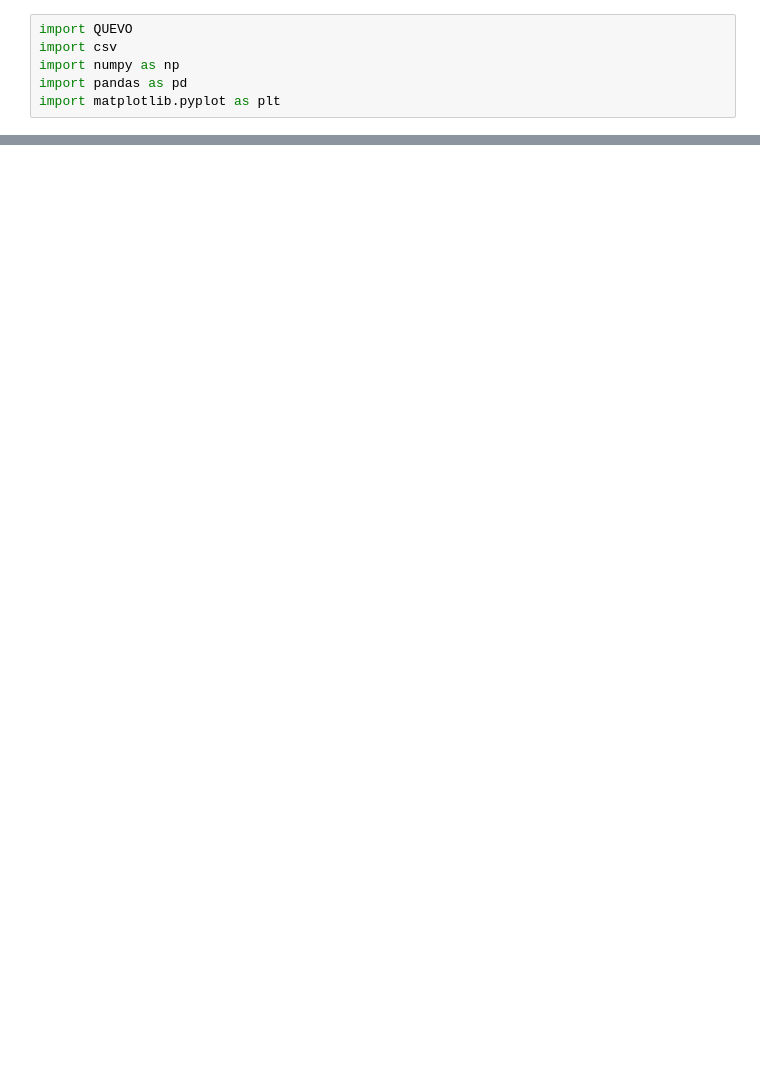
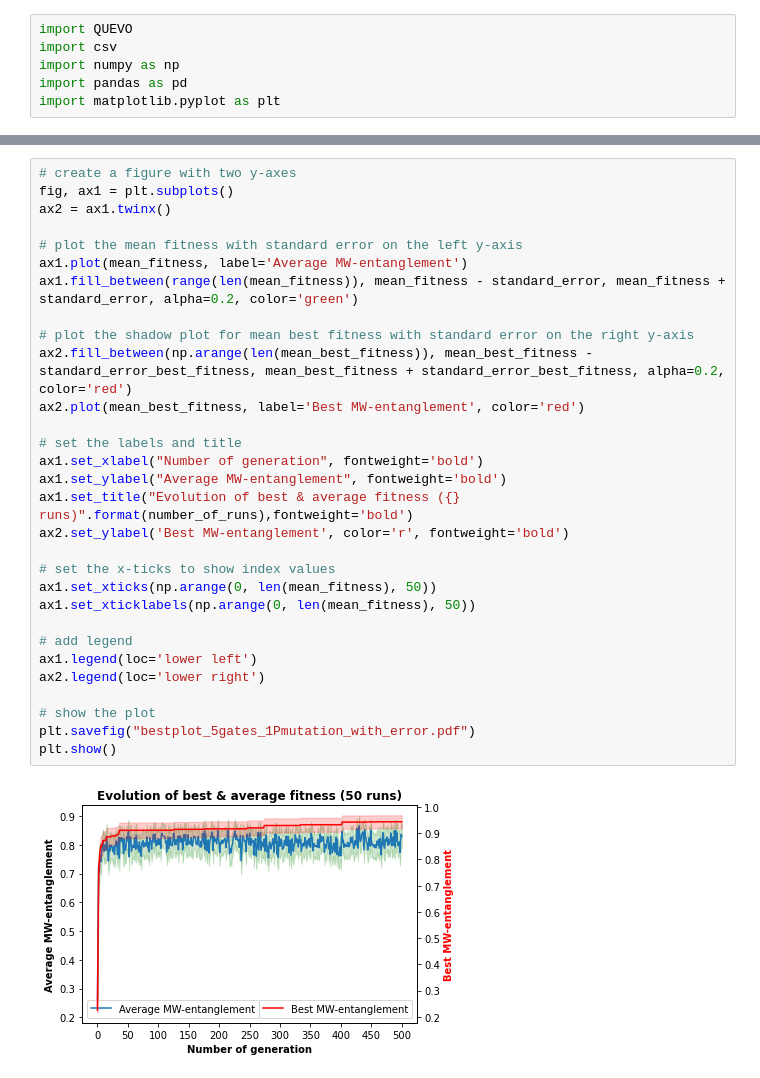
Before and after one commit to shailendrabhandari/QUEVO1, a Jupyter notebook: output_generator.ipynb, the cells around one changed output, grey strips where cells are left out. Cells and saved outputs as stored; diff of their text form; blank space fills up the shorter version.

```diff
--- a/output_generator.ipynb
+++ b/output_generator.ipynb
@@ -593,0 +157,32 @@ Standard error of the mean fitness:  [0.00339146 0.00582048 0.00584233 0.0055948
+# %%
+# create a figure with two y-axes
+fig, ax1 = plt.subplots()
+ax2 = ax1.twinx()
+
+# plot the mean fitness with standard error on the left y-axis
+ax1.plot(mean_fitness, label='Average MW-entanglement')
+ax1.fill_between(range(len(mean_fitness)), mean_fitness - standard_error, mean_fitness + standard_error, alpha=0.2, color='green')
+
+# plot the shadow plot for mean best fitness with standard error on the right y-axis
+ax2.fill_between(np.arange(len(mean_best_fitness)), mean_best_fitness - standard_error_best_fitness, mean_best_fitness + standard_error_best_fitness, alpha=0.2, color='red')
+ax2.plot(mean_best_fitness, label='Best MW-entanglement', color='red')
+
+# set the labels and title
+ax1.set_xlabel("Number of generation", fontweight='bold')
+ax1.set_ylabel("Average MW-entanglement", fontweight='bold')
+ax1.set_title("Evolution of best & average fitness ({} runs)".format(number_of_runs),fontweight='bold')
+ax2.set_ylabel('Best MW-entanglement', color='r', fontweight='bold')
+
+# set the x-ticks to show index values
+ax1.set_xticks(np.arange(0, len(mean_fitness), 50))
+ax1.set_xticklabels(np.arange(0, len(mean_fitness), 50))
+
+# add legend
+ax1.legend(loc='lower left')
+ax2.legend(loc='lower right')
+
+# show the plot
+plt.savefig("bestplot_5gates_1Pmutation_with_error.pdf")
+plt.show()
+# %% [output]
+[figure, added]
```
Also changed, not shown: parts of 9 cells of this notebook, 4 other files.
